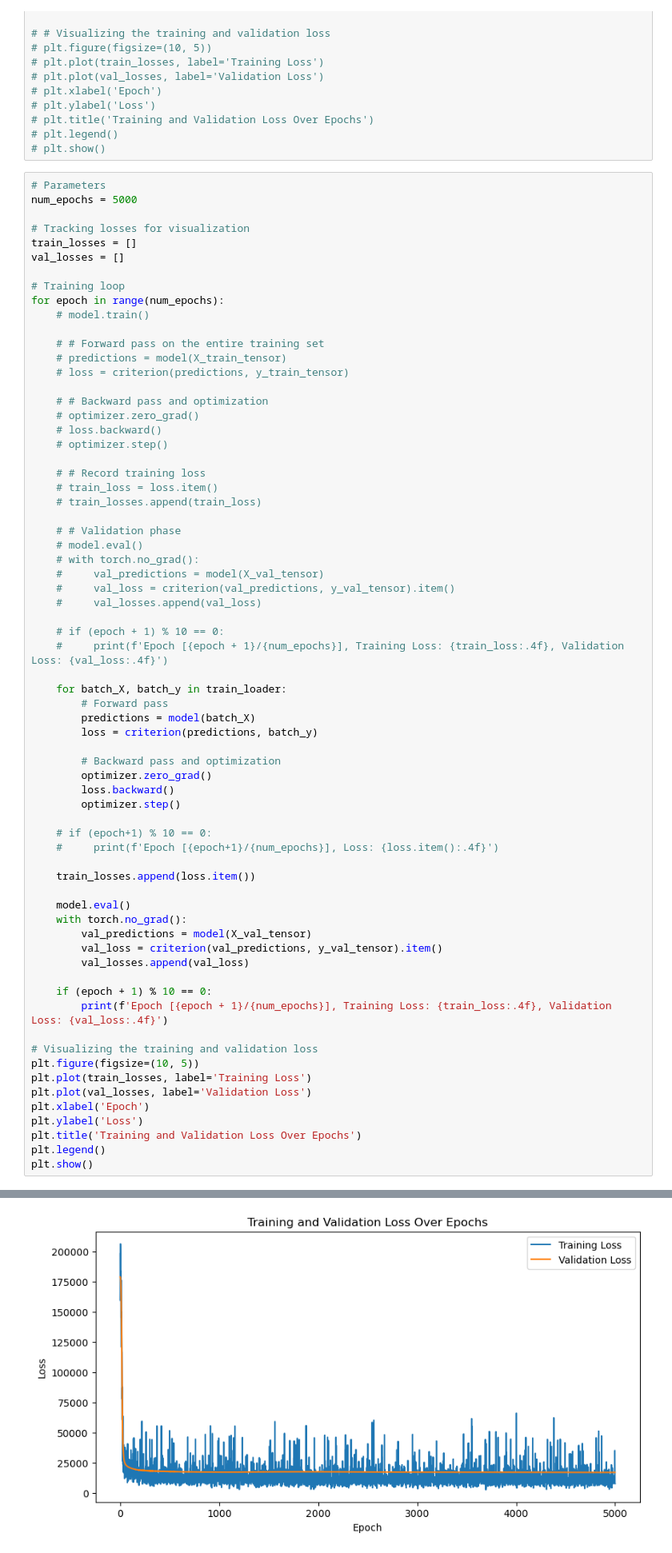
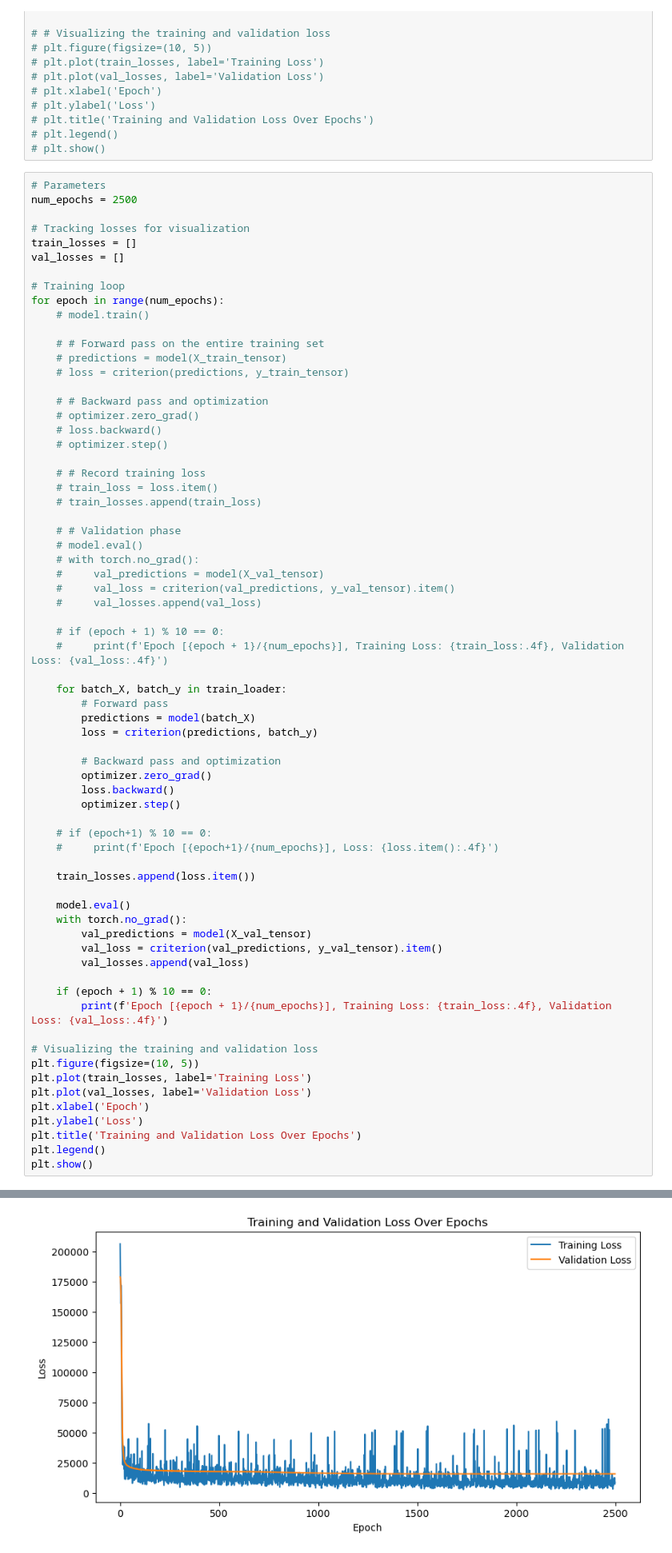
Before and after one commit to r8025n/ml-playground, a Jupyter notebook: Housing Price Prediction/code.ipynb, the cells around one changed output, grey strips where cells are left out. Shown: that part at 80% size. Drawn from its saved outputs; the diff is of its cells as text.

Commit message:
Tweak epoch number and number of batches to improve - 14300

```diff
--- a/Housing Price Prediction/code.ipynb
+++ b/Housing Price Prediction/code.ipynb
@@ -270,7 +218,7 @@ train_loader = DataLoader(train_dataset, batch_size=32, shuffle=True)
 # plt.show()
 # %%
 # Parameters
-num_epochs = 5000
+num_epochs = 2500
 
 # Tracking losses for visualization
 train_losses = []
@@ -357,4 +305,4 @@ Epoch [5000/5000], Training Loss: 15071.5459, Validation Loss: 17308.3262
-[figure, old version]
+[figure, new version]
 # %%
 # model.eval()
 # with torch.no_grad():
```
Also changed, not shown: parts of 4 cells of this notebook.
